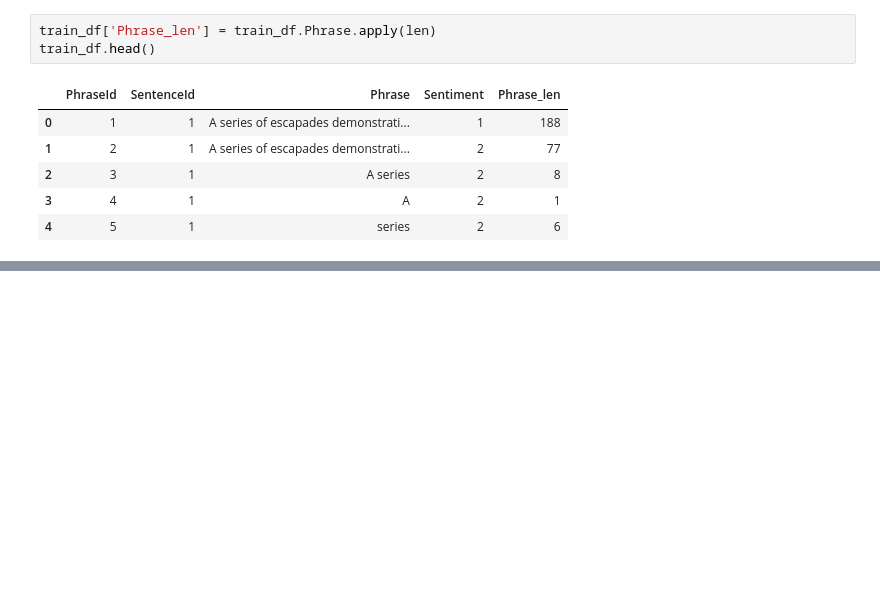
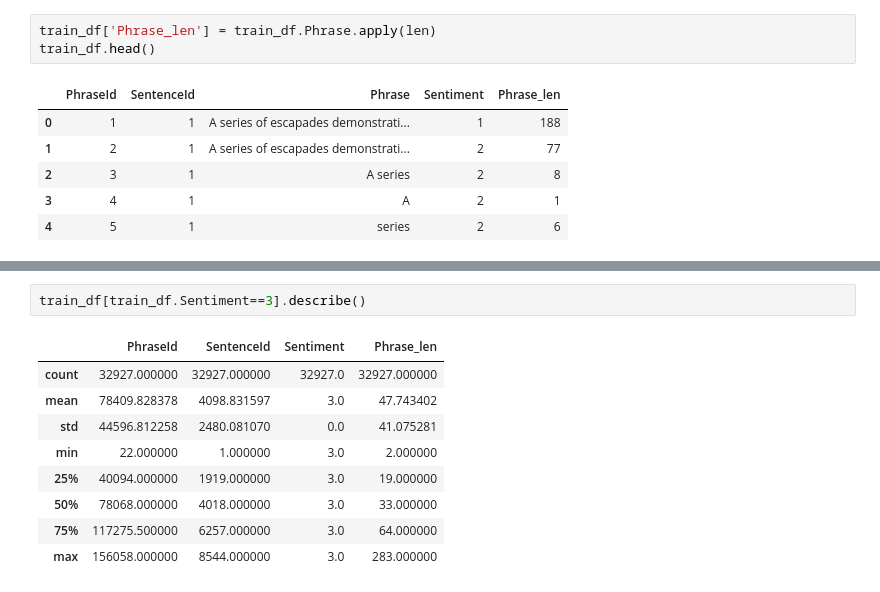
Before and after one commit to gussan-me/-Sentiment_Analysis_on_Movie_Review-, a Jupyter notebook: Sentimt-Analysis-on-Movie-Review.ipynb, the cells around one changed output, grey strips where cells are left out. Drawn from its saved outputs; the diff is of its cells as text; blank space fills up the shorter version.

```diff
--- a/Sentimt-Analysis-on-Movie-Review.ipynb
+++ b/Sentimt-Analysis-on-Movie-Review.ipynb
@@ -180,0 +219,12 @@ Text(0.5, 0, 'Phrase Length')
+# %%
+train_df[train_df.Sentiment==3].describe()
+# %% [output]
+|  | PhraseId | SentenceId | Sentiment | Phrase_len |
+| count | 32927.000000 | 32927.000000 | 32927.0 | 32927.000000 |
+| mean | 78409.828378 | 4098.831597 | 3.0 | 47.743402 |
+| std | 44596.812258 | 2480.081070 | 0.0 | 41.075281 |
+| min | 22.000000 | 1.000000 | 3.0 | 2.000000 |
+| 25% | 40094.000000 | 1919.000000 | 3.0 | 19.000000 |
+| 50% | 78068.000000 | 4018.000000 | 3.0 | 33.000000 |
+| 75% | 117275.500000 | 6257.000000 | 3.0 | 64.000000 |
+| max | 156058.000000 | 8544.000000 | 3.0 | 283.000000 |
```
Also changed, not shown: parts of 19 cells of this notebook.
